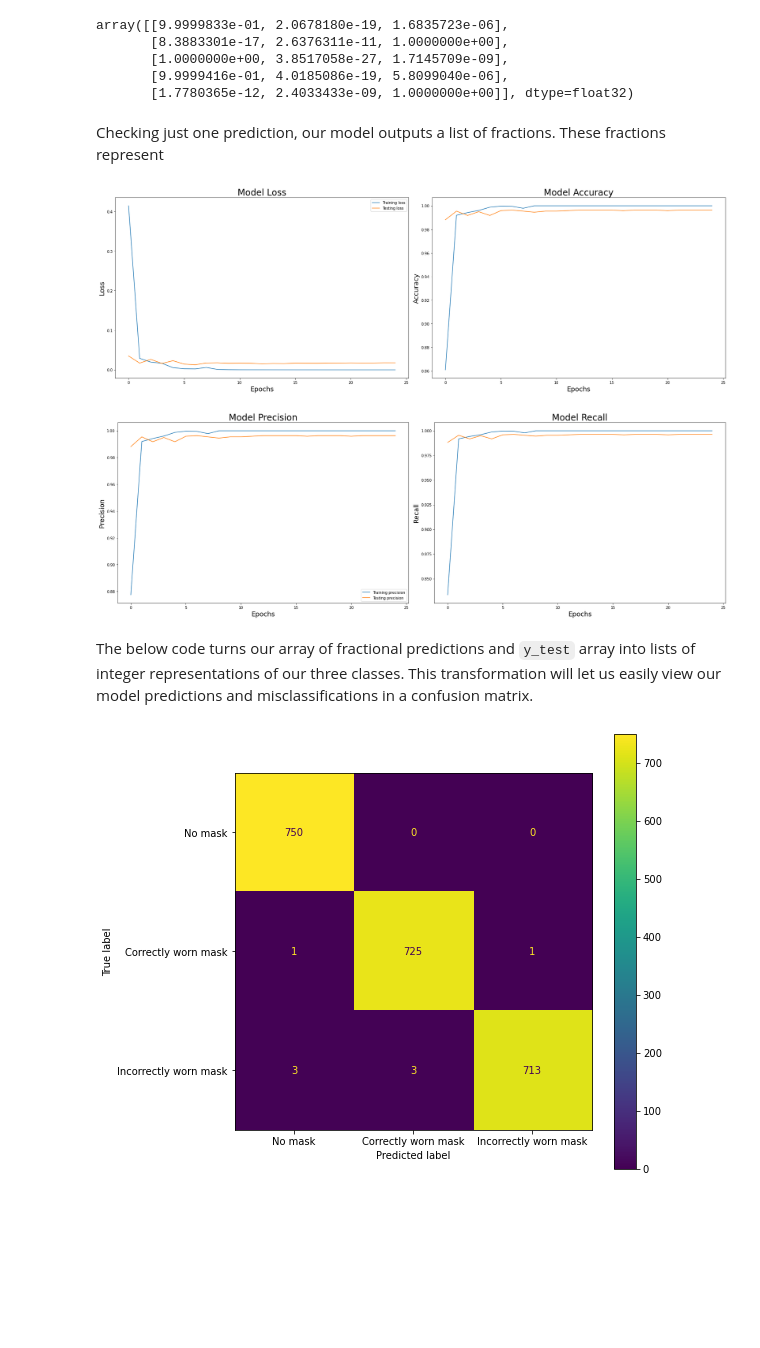
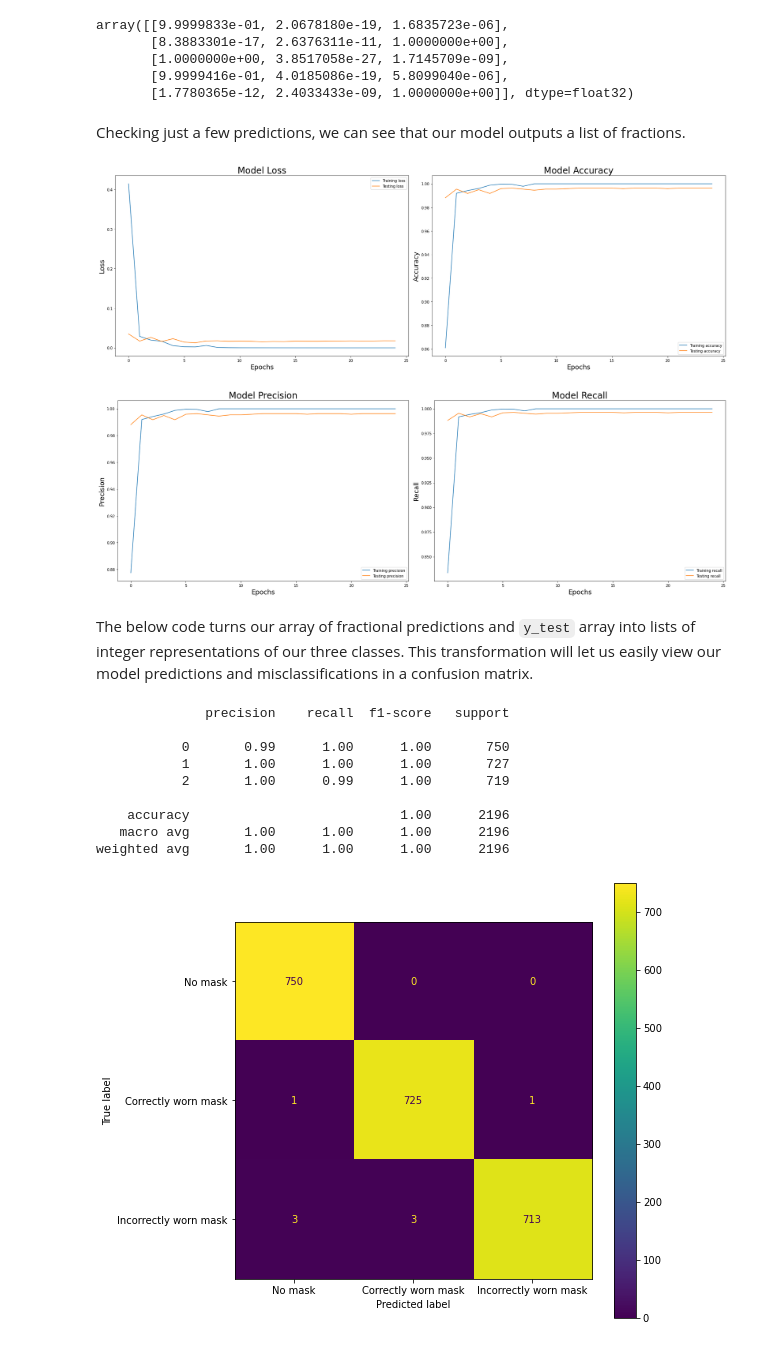
Before and after one commit to dgumustel/mask-detection, a Jupyter notebook: notebooks/02_cnn.ipynb, the cells around one changed output. Saved outputs shown, nothing was run; the diff lists cells and outputs as text; code cells hidden in the pictures; blank space fills up the shorter version.

Commit message:
corrected legends, added classification report

```diff
--- a/notebooks/02_cnn.ipynb
+++ b/notebooks/02_cnn.ipynb
@@ -210,7 +210,7 @@ array([[9.9999833e-01, 2.0678180e-19, 1.6835723e-06],
        [9.9999416e-01, 4.0185086e-19, 5.8099040e-06],
        [1.7780365e-12, 2.4033433e-09, 1.0000000e+00]], dtype=float32)
 # %% [markdown]
-Checking just one prediction, our model outputs a list of fractions. These fractions represent
+Checking just a few predictions, we can see that our model outputs a list of fractions.
 # %%
 train_loss = results.history['loss']
 test_loss = results.history['val_loss']
@@ -219,30 +219,31 @@ test_acc = results.history['val_acc']
 # %%
 # Visualize the loss and accuracy
 
 fig, (ax1, ax2) = plt.subplots(1, 2, figsize=(24, 8))
 
 # Plot loss
 ax1.set_title('Model Loss', size=24)
 ax1.set_xlabel('Epochs', size=18)
 ax1.set_ylabel('Loss', size=18)
 
 ax1.plot(train_loss, label='Training loss')
 ax1.plot(test_loss, label='Testing loss')
 
 # Plot accuracy
 ax2.set_title('Model Accuracy', size=24)
 ax2.set_xlabel('Epochs', size=18)
 ax2.set_ylabel('Accuracy', size=18)
 
 ax2.plot(train_acc, label='Training accuracy')
 ax2.plot(test_acc, label='Testing accuracy')
 
 ax1.legend()
+ax2.legend()
 
 plt.tight_layout()
 plt.savefig('../figures/loss_acc.png')
 # %% [output]
-[figure, old version]
+[figure, new version]
 # %%
 train_prec = results.history['precision']
 test_prec = results.history['val_precision']
@@ -271,11 +272,12 @@ ax2.plot(train_rec, label='Training recall')
 ax2.plot(test_rec, label='Testing recall')
 
 ax1.legend()
+ax2.legend()
 
 plt.tight_layout()
 plt.savefig('../figures/prec_rec.png')
 # %% [output]
-[figure, old version]
+[figure, new version]
 # %% [markdown]
 The below code turns our array of fractional predictions and `y_test` array into lists of integer representations of our three classes. This transformation will let us easily view our model predictions and misclassifications in a confusion matrix.
 # %%
@@ -284 +288,13 @@ y_true = [np.argmax(y, axis=None, out=None) for y in y_test]
+# %%
+print(classification_report(y_true, y_pred))
+# %% [output]
+              precision    recall  f1-score   support
+
+           0       0.99      1.00      1.00       750
+           1       1.00      1.00      1.00       727
+           2       1.00      0.99      1.00       719
+
+    accuracy                           1.00      2196
+   macro avg       1.00      1.00      1.00      2196
+weighted avg       1.00      1.00      1.00      2196
 # %%
```
Also changed, not shown: parts of 8 cells of this notebook.
